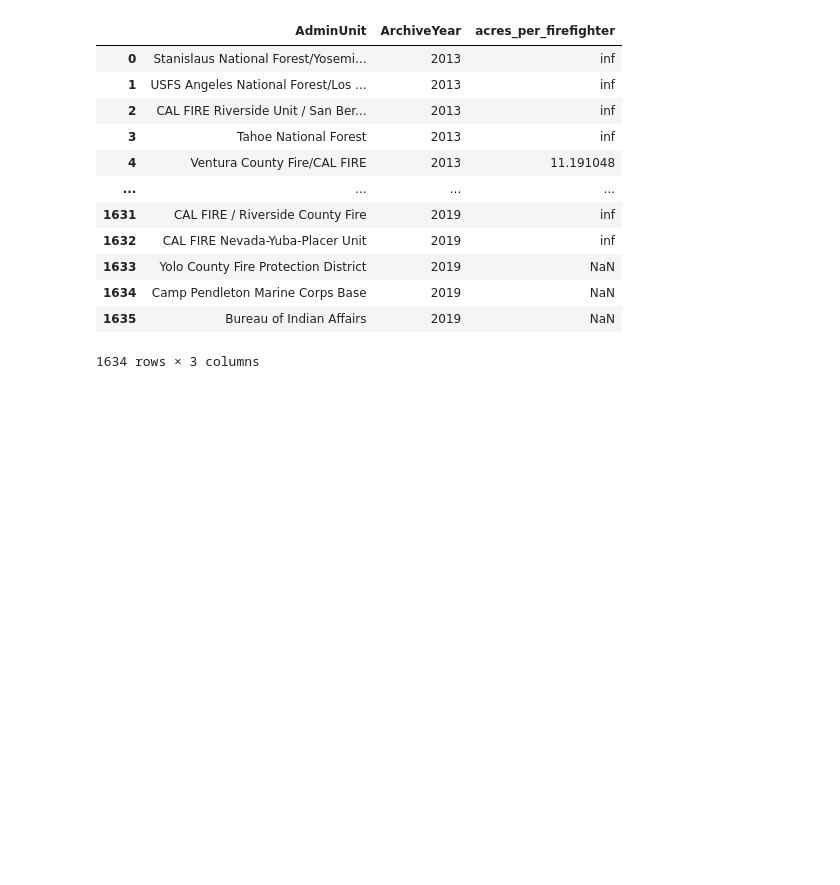
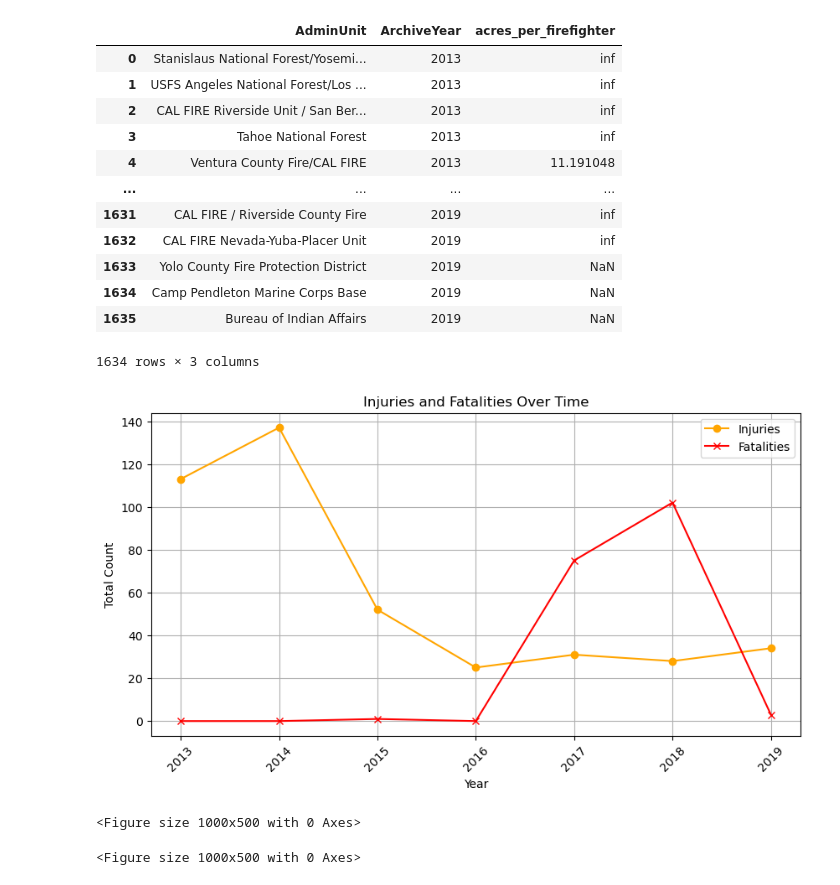
Before and after one commit to estortega/project_1, a Jupyter notebook: Denis_wild_fires_project_week_1.ipynb, the cells around one changed output. Cells and saved outputs as stored; diff of their text form; code cells hidden in the pictures; blank space fills up the shorter version.

Commit message:
Added exploratory graphs just to visualize the data for the time being.

```diff
--- a/Denis_wild_fires_project_week_1.ipynb
+++ b/Denis_wild_fires_project_week_1.ipynb
@@ -110,3 +110,23 @@ result_df
 | 1634 | Camp Pendleton Marine Corps Base | 2019 | NaN |
 | 1635 | Bureau of Indian Affairs | 2019 | NaN |
 1634 rows × 3 columns
+# %%
+# Plot 1: Injuries and Fatalities over Time (by ArchiveYear)
+plt.figure(figsize=(10,5))
+plt.plot(calfire.groupby('ArchiveYear')['Injuries'].sum(), label='Injuries', color='orange', marker='o')
+plt.plot(calfire.groupby('ArchiveYear')['Fatalities'].sum(), label='Fatalities', color='red', marker='x')
+plt.title('Injuries and Fatalities Over Time')
+plt.xlabel('Year')
+plt.ylabel('Total Count')
+plt.legend()
+plt.grid(True)
+plt.xticks(rotation=45)
+plt.show()
+# %% [output]
+[figure, added]
+# %%
+# Plot 2: Scatter plot for Acres Burned vs Injuries and Fatalities
+plt.figure(figsize=(10,5))
+# %% [output]
+<Figure size 1000x500 with 0 Axes>
+<Figure size 1000x500 with 0 Axes>
```
Also changed, not shown: parts of 2 cells of this notebook.
